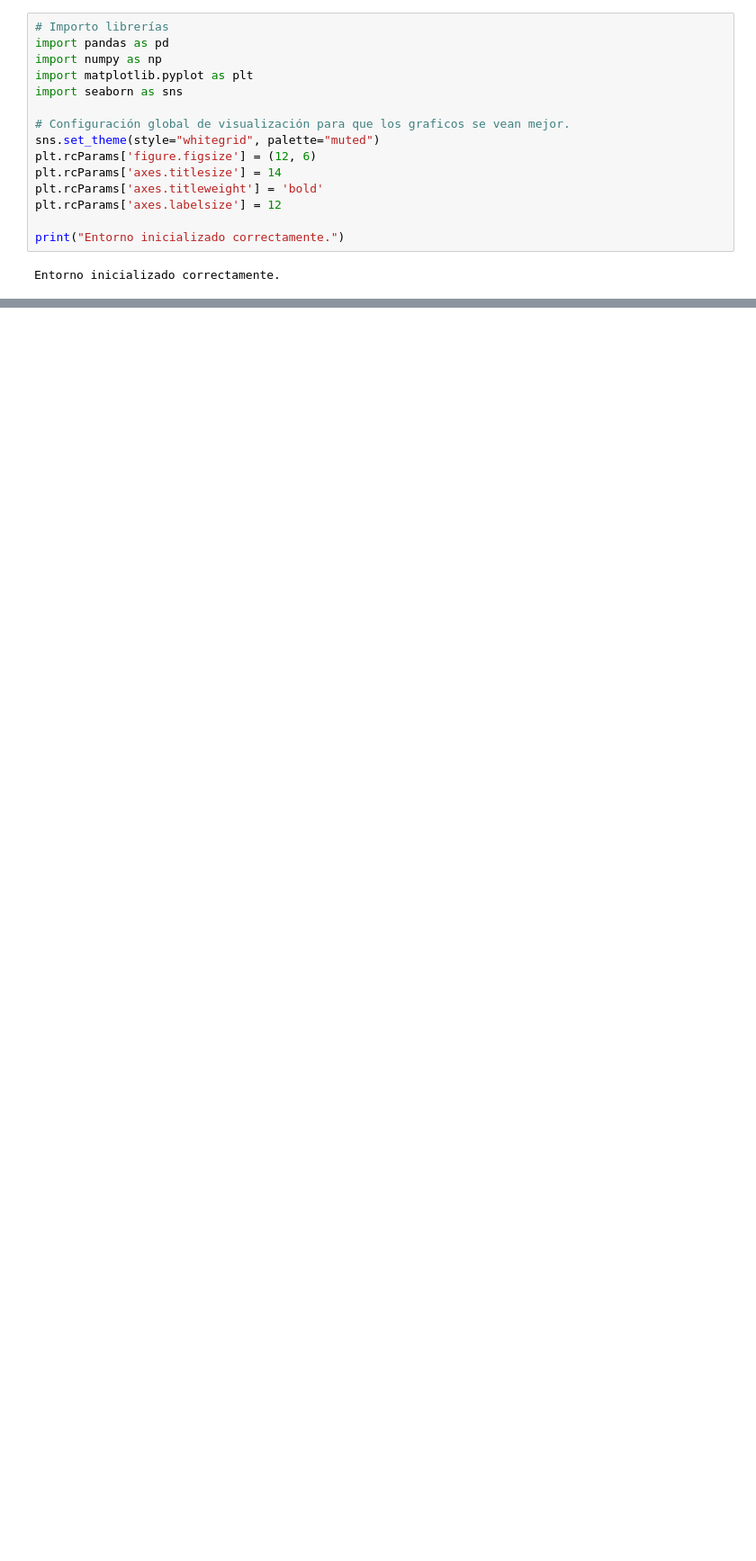
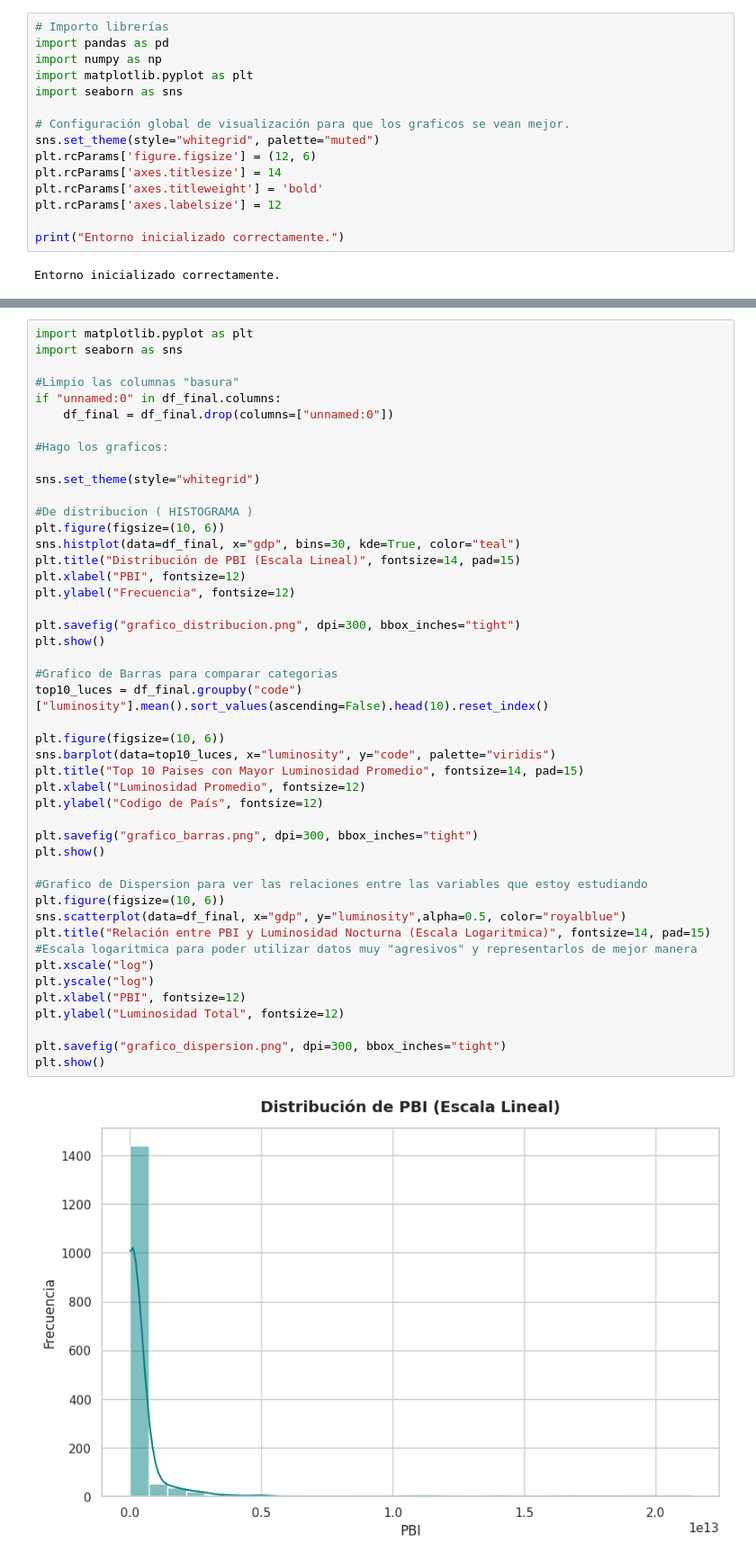
Before and after one commit to ulloaroman/analisis-pbi-luminosidad, a Jupyter notebook: notebooks/analisis_luminosidad.ipynb, the cells around one changed output, grey strips where cells are left out. Shown at 90% size. Cells and saved outputs as stored; diff of their text form; blank space fills up the shorter version.

Commit message:
5 horas de puro codigo

```diff
--- a/notebooks/analisis_luminosidad.ipynb
+++ b/notebooks/analisis_luminosidad.ipynb
@@ -35,0 +133,48 @@ ParserError: Error tokenizing data. C error: Expected 3 fields in line 5, saw 71
+# %%
+import matplotlib.pyplot as plt
+import seaborn as sns
+
+#Limpio las columnas "basura"
+if "unnamed:0" in df_final.columns:
+    df_final = df_final.drop(columns=["unnamed:0"])
+
+#Hago los graficos:
+
+sns.set_theme(style="whitegrid")
+
+#De distribucion ( HISTOGRAMA )
+plt.figure(figsize=(10, 6))
+sns.histplot(data=df_final, x="gdp", bins=30, kde=True, color="teal")
+plt.title("Distribución de PBI (Escala Lineal)", fontsize=14, pad=15)
+plt.xlabel("PBI", fontsize=12)
+plt.ylabel("Frecuencia", fontsize=12)
+
+plt.savefig("grafico_distribucion.png", dpi=300, bbox_inches="tight")
+plt.show()
+
+#Grafico de Barras para comparar categorias
+top10_luces = df_final.groupby("code")["luminosity"].mean().sort_values(ascending=False).head(10).reset_index()
+
+plt.figure(figsize=(10, 6))
+sns.barplot(data=top10_luces, x="luminosity", y="code", palette="viridis")
+plt.title("Top 10 Paises con Mayor Luminosidad Promedio", fontsize=14, pad=15)
+plt.xlabel("Luminosidad Promedio", fontsize=12)
+plt.ylabel("Codigo de País", fontsize=12)
+
+plt.savefig("grafico_barras.png", dpi=300, bbox_inches="tight")
+plt.show()
+
+#Grafico de Dispersion para ver las relaciones entre las variables que estoy estudiando
+plt.figure(figsize=(10, 6))
+sns.scatterplot(data=df_final, x="gdp", y="luminosity",alpha=0.5, color="royalblue")
+plt.title("Relación entre PBI y Luminosidad Nocturna (Escala Logaritmica)", fontsize=14, pad=15)
+#Escala logaritmica para poder utilizar datos muy "agresivos" y representarlos de mejor manera
+plt.xscale("log")
+plt.yscale("log")
+plt.xlabel("PBI", fontsize=12)
+plt.ylabel("Luminosidad Total", fontsize=12)
+
+plt.savefig("grafico_dispersion.png", dpi=300, bbox_inches="tight")
+plt.show()
+# %% [output]
+[figure, added]
```
Also changed, not shown: parts of 12 cells of this notebook.
